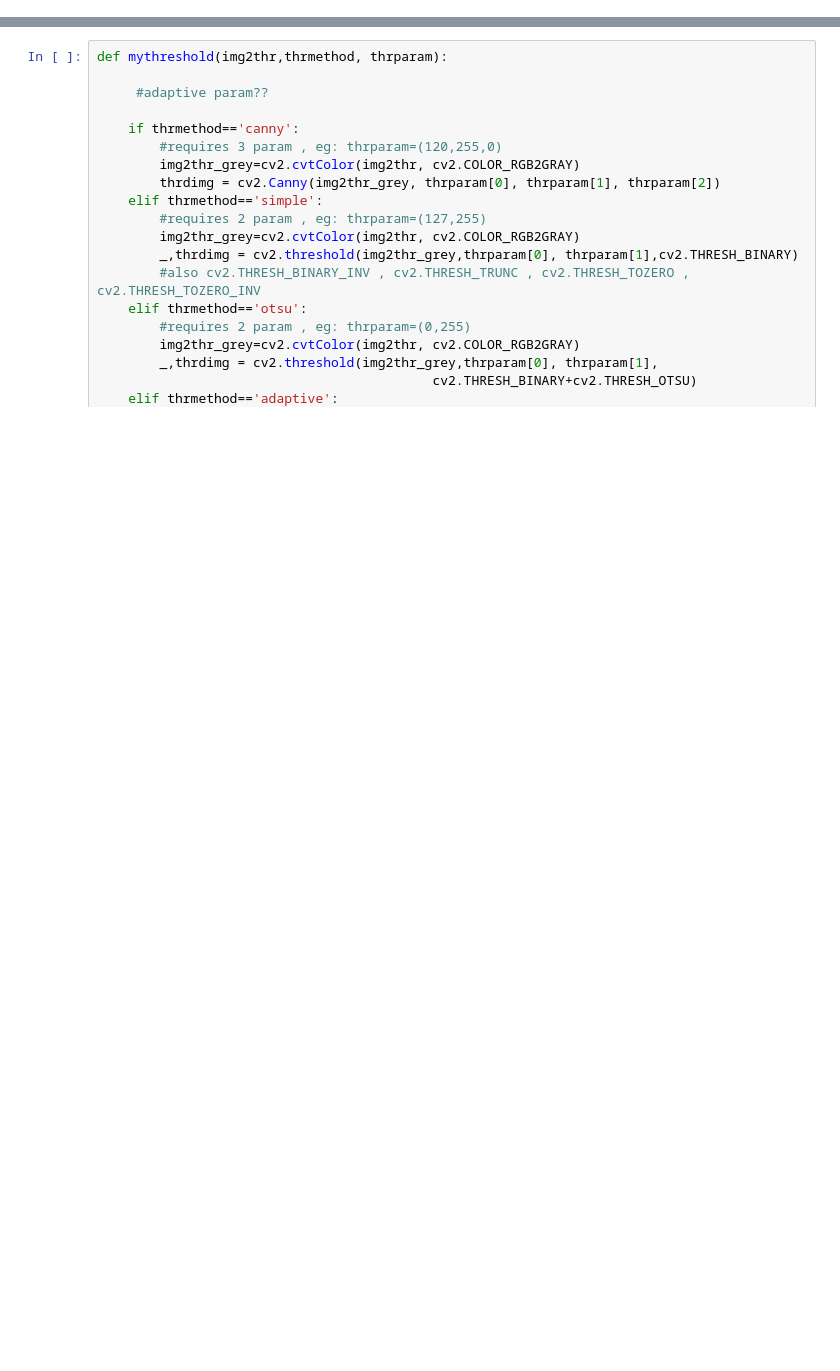
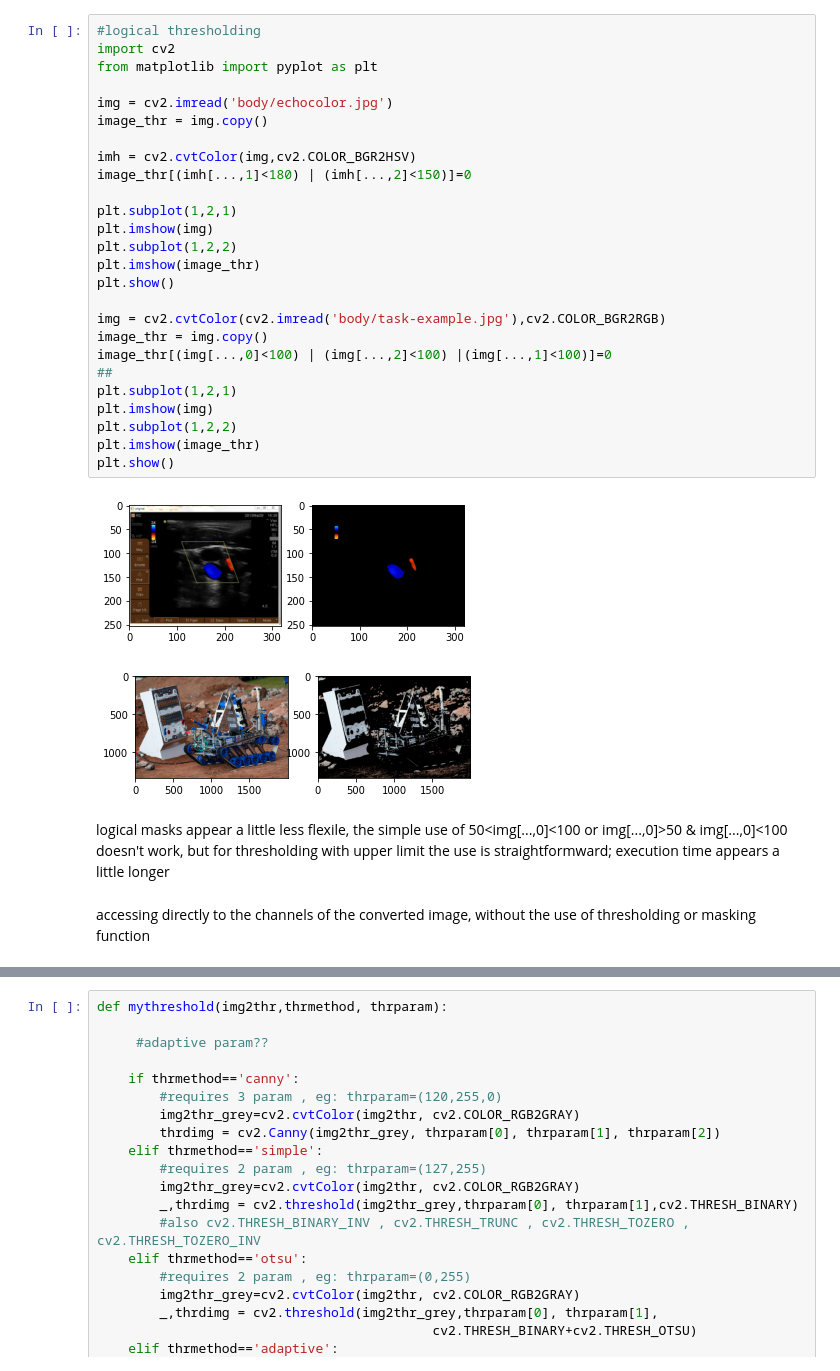
Before and after one commit to Cangio/CV-Alma-X, a Jupyter notebook: 1-box/channel_mask_n_edges.ipynb, the cells around one changed output, grey strips where cells are left out. Saved outputs shown, nothing was run; the diff lists cells and outputs as text; blank space fills up the shorter version.

```diff
--- a/1-box/channel_mask_n_edges.ipynb
+++ b/1-box/channel_mask_n_edges.ipynb
@@ -184 +152,34 @@ if 0:
+# %%
+#logical thresholding
+import cv2
+from matplotlib import pyplot as plt
+
+img = cv2.imread('body/echocolor.jpg')
+image_thr = img.copy()
+
+imh = cv2.cvtColor(img,cv2.COLOR_BGR2HSV)
+image_thr[(imh[...,1]<180) | (imh[...,2]<150)]=0
+
+plt.subplot(1,2,1)
+plt.imshow(img)
+plt.subplot(1,2,2)
+plt.imshow(image_thr)
+plt.show()
+
+img = cv2.cvtColor(cv2.imread('body/task-example.jpg'),cv2.COLOR_BGR2RGB)
+image_thr = img.copy()
+image_thr[(img[...,0]<100) | (img[...,2]<100) |(img[...,1]<100)]=0
+##
+plt.subplot(1,2,1)
+plt.imshow(img)
+plt.subplot(1,2,2)
+plt.imshow(image_thr)
+plt.show()
+# %% [output]
+[figure, added]
+[figure, added]
+# %% [markdown]
+logical masks appear a little less flexile, the simple use of 50<img[...,0]<100 or img[...,0]>50 & img[...,0]<100 doesn't work, but for thresholding with upper limit the use is straightformward; execution time appears a little longer
+# %% [markdown]
+accessing directly to the channels of the converted image, without the  use of thresholding or masking function
 # %%
```
Also changed, not shown: parts of 14 cells of this notebook, 19 other files.
